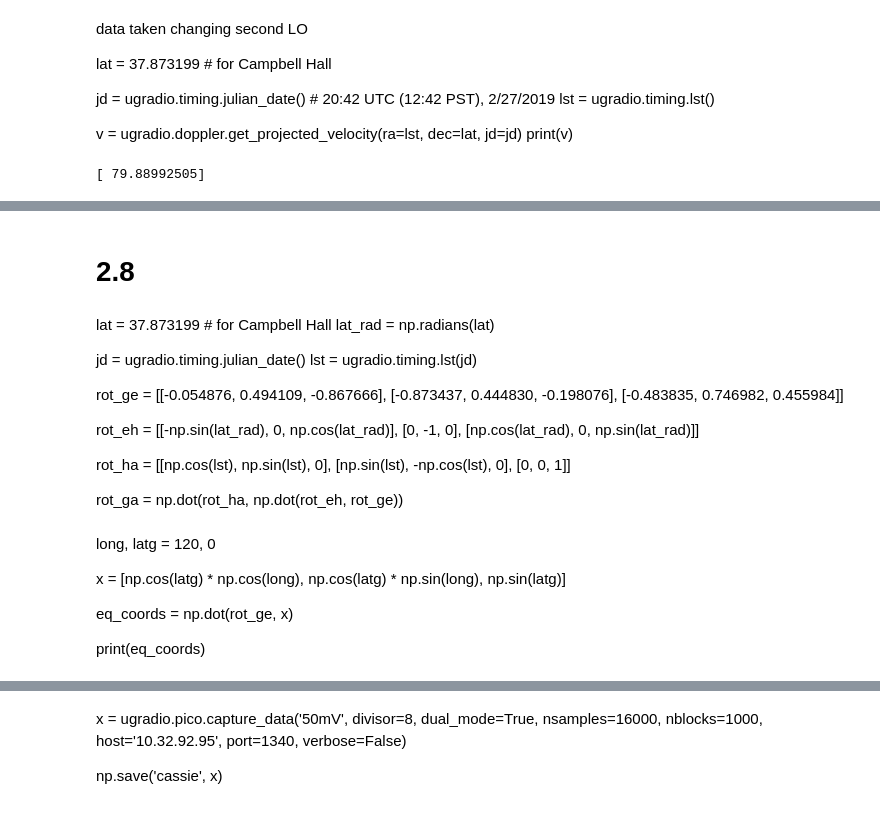
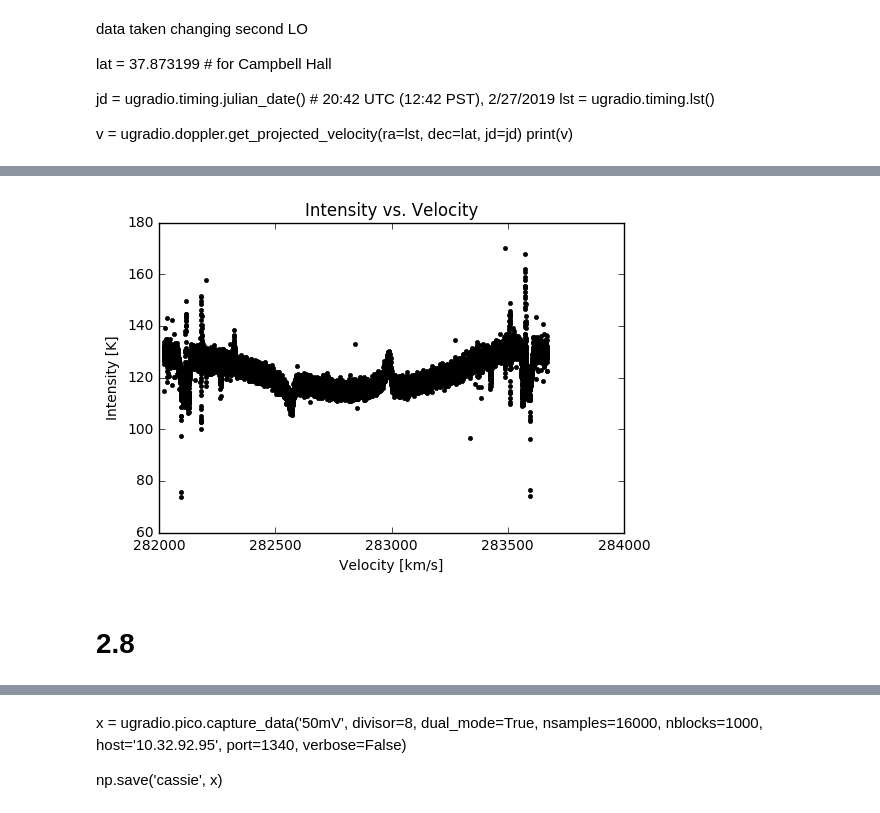
Before and after one commit to gracefujii/Astro-121, a Jupyter notebook: Lab 2.ipynb, the cells around one changed output, grey strips where cells are left out. Cells and saved outputs as stored; diff of their text form; code cells hidden in the pictures.

```diff
--- a/Lab 2.ipynb
+++ b/Lab 2.ipynb
@@ -241,20 +235,19 @@ lst = ugradio.timing.lst()
 
 v = ugradio.doppler.get_projected_velocity(ra=lst, dec=lat, jd=jd)
 print(v)
-# %%
-# frequency offset
-
-c = 299792.458 #km/s
-f_0 = 1420.4058 # MHz
-f = -f_0 * (v / c)
-print(f)
-# %% [output]
-[ 79.88992505]
 # %%
-frequency = np.fft.fftfreq(len(T_line), 1/(62.5/8))
-plt.plot(frequency + f, T_line, 'k.')
-plt.title('Intensity vs. Frequency')
-plt.xlabel('Frequency [MHz]')
+frequency = np.fft.fftfreq(len(T_line), 1/(62.5/8)) + 1420
+
+c = 299792.458 #km/s
+f_0 = 1420.4058 # MHz
+velocity = c * frequency/f_0
+
+v = -16861.65812534
+
+plt.plot((velocity + v), T_line, 'k.')
+plt.title('Intensity vs. Velocity')
+plt.xlabel('Velocity [km/s]')
 plt.ylabel('Intensity [K]')
+plt.locator_params(axis='x', nbins=8)
 plt.show()
 # %% [output]
@@ -263,30 +254,3 @@ plt.show()
+[figure, added]
 # %% [markdown]
 # 2.8
-# %% [markdown]
-lat = 37.873199 # for Campbell Hall
-lat_rad = np.radians(lat)
-
-jd = ugradio.timing.julian_date()
-lst = ugradio.timing.lst(jd)
-
-rot_ge = [[-0.054876, 0.494109, -0.867666],
-          [-0.873437, 0.444830, -0.198076],
-          [-0.483835, 0.746982, 0.455984]]
-
-rot_eh = [[-np.sin(lat_rad), 0, np.cos(lat_rad)],
-          [0, -1, 0],
-          [np.cos(lat_rad), 0, np.sin(lat_rad)]]
-
-rot_ha = [[np.cos(lst), np.sin(lst), 0],
-          [np.sin(lst), -np.cos(lst), 0],
-          [0, 0, 1]]
-
-rot_ga = np.dot(rot_ha, np.dot(rot_eh, rot_ge))
-# %% [markdown]
-long, latg = 120, 0
-
-x = [np.cos(latg) * np.cos(long), np.cos(latg) * np.sin(long), np.sin(latg)]
-
-eq_coords = np.dot(rot_ge, x)
-
-print(eq_coords)
```
Also changed, not shown: parts of 29 cells of this notebook.
